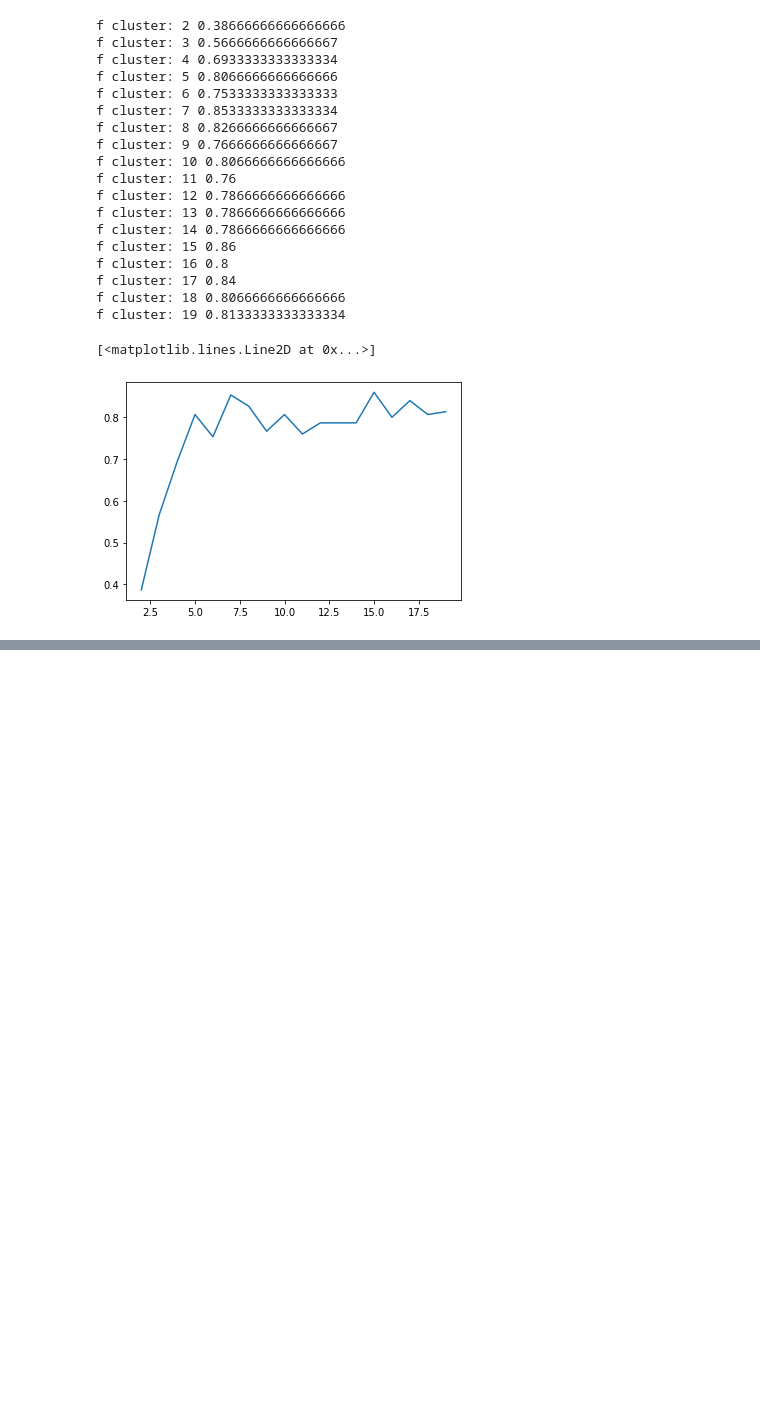
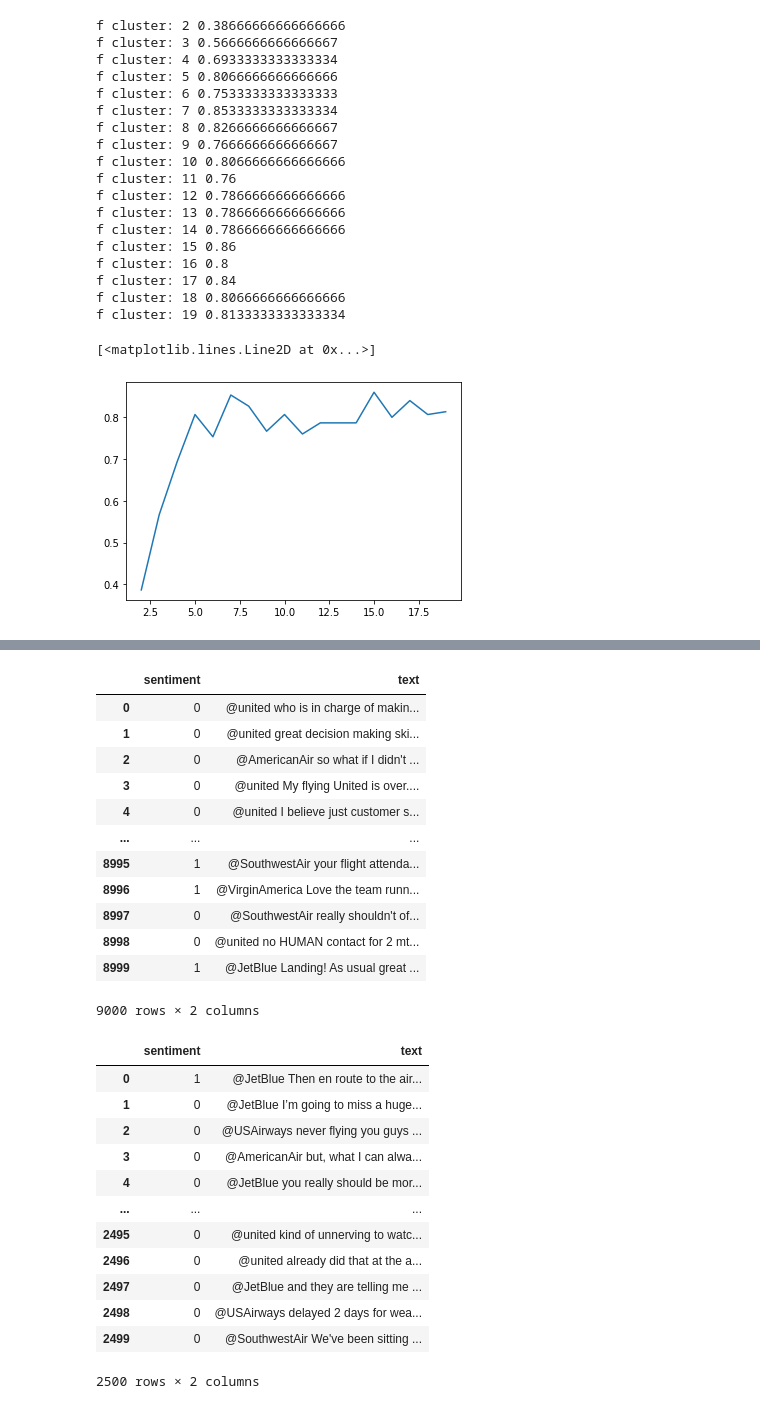
Before and after one commit to ahsun-tariq/cs-534-ia4, a Jupyter notebook: IA4 (1).ipynb, the cells around one changed output, grey strips where cells are left out. Cells and saved outputs as stored; diff of their text form; code cells hidden in the pictures; blank space fills up the shorter version.

```diff
--- a/IA4 (1).ipynb
+++ b/IA4 (1).ipynb
@@ -609,0 +747,30 @@ plt.plot(cluster_size_purity, list_of_predictions_purity)
+# %%
+train_data = load_data("IA3-train.csv")
+val_data = load_data("IA3-dev.csv")
+# %% [output]
+|  | sentiment | text |
+| 0 | 0 | @united who is in charge of makin... |
+| 1 | 0 | @united great decision making ski... |
+| 2 | 0 | @AmericanAir so what if I didn't ... |
+| 3 | 0 | @united My flying United is over.... |
+| 4 | 0 | @united I believe just customer s... |
+| ... | ... | ... |
+| 8995 | 1 | @SouthwestAir your flight attenda... |
+| 8996 | 1 | @VirginAmerica Love the team runn... |
+| 8997 | 0 | @SouthwestAir really shouldn't of... |
+| 8998 | 0 | @united no HUMAN contact for 2 mt... |
+| 8999 | 1 | @JetBlue Landing! As usual great ... |
+9000 rows × 2 columns
+|  | sentiment | text |
+| 0 | 1 | @JetBlue Then en route to the air... |
+| 1 | 0 | @JetBlue I’m going to miss a huge... |
+| 2 | 0 | @USAirways never flying you guys ... |
+| 3 | 0 | @AmericanAir but, what I can alwa... |
+| 4 | 0 | @JetBlue you really should be mor... |
+| ... | ... | ... |
+| 2495 | 0 | @united kind of unnerving to watc... |
+| 2496 | 0 | @united already did that at the a... |
+| 2497 | 0 | @JetBlue and they are telling me ... |
+| 2498 | 0 | @USAirways delayed 2 days for wea... |
+| 2499 | 0 | @SouthwestAir We've been sitting ... |
+2500 rows × 2 columns
```
Also changed, not shown: parts of 23 cells of this notebook, 1 other file.
